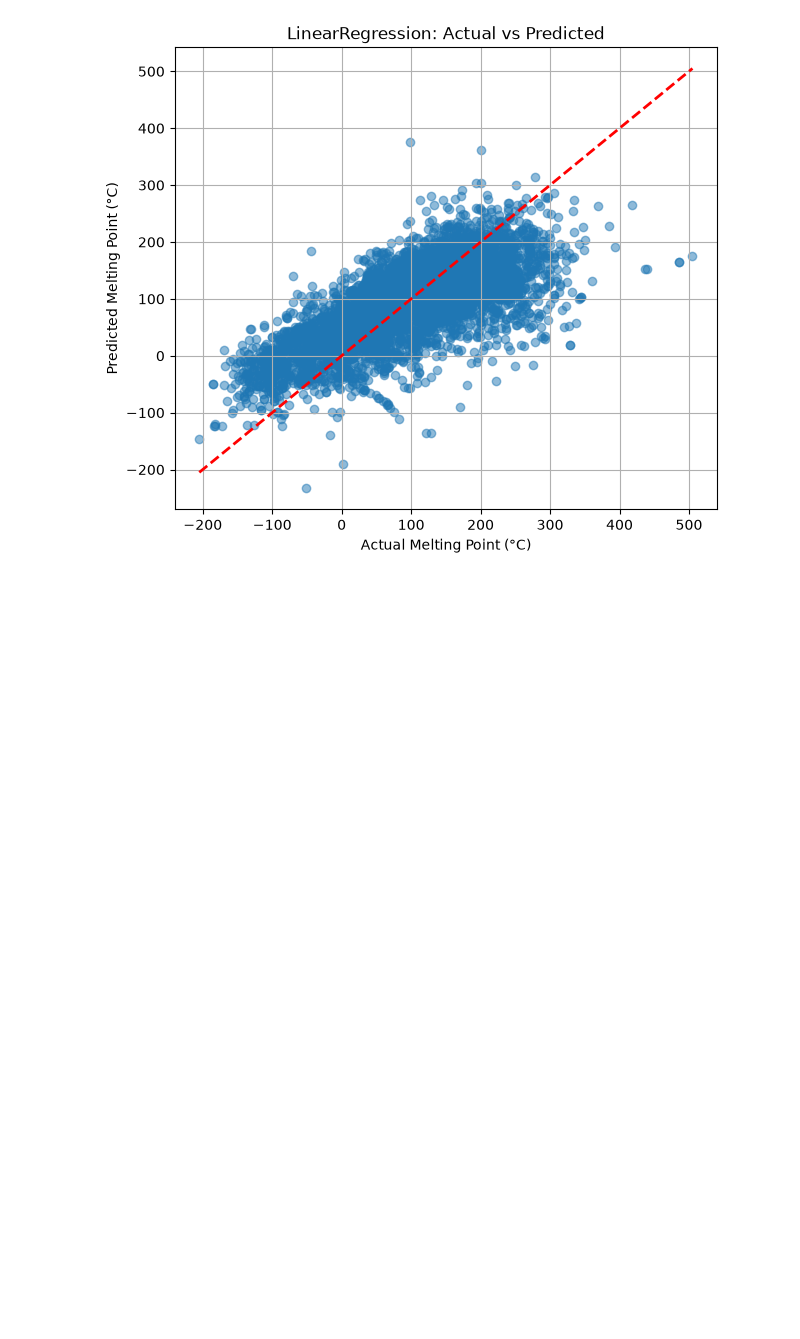
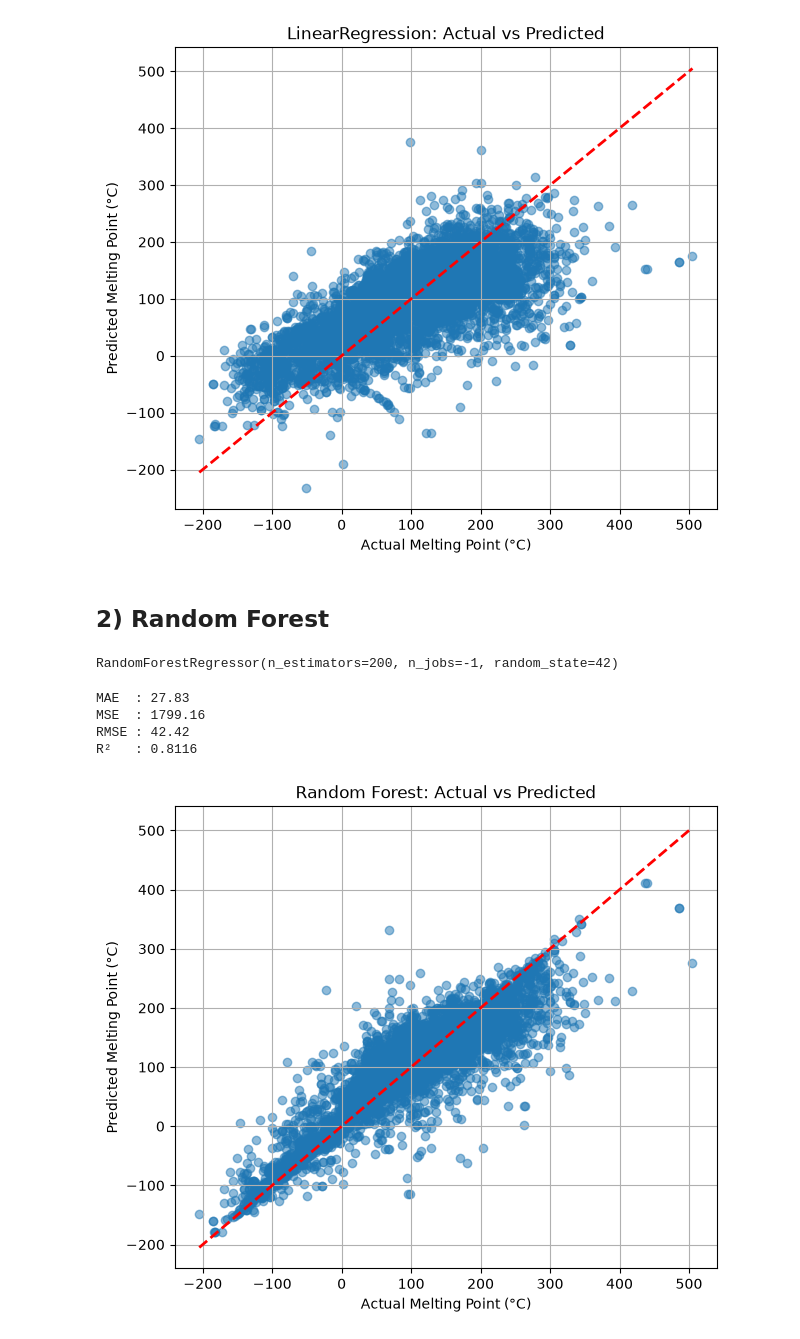
Before and after one commit to thedhawalpanchamiya/melting-point, a Jupyter notebook: melting-point.ipynb, the cells around one changed output. Drawn from its saved outputs; the diff is of its cells as text; code cells hidden in the pictures; blank space fills up the shorter version.

Commit message:
RandomForest

```diff
--- a/melting-point.ipynb
+++ b/melting-point.ipynb
@@ -424,3 +424,28 @@ R²   : 0.4970
 plotting(Y_test,y_pred_lr,"LinearRegression")
 # %% [output]
 [figure]
+# %% [markdown]
+## 2) Random Forest
+# %%
+from sklearn.ensemble import RandomForestRegressor
+
+rf_model = RandomForestRegressor(
+    n_estimators=200,
+    random_state=42,
+    n_jobs=-1
+)
+
+rf_model.fit(X_train, Y_train)
+# %% [output]
+RandomForestRegressor(n_estimators=200, n_jobs=-1, random_state=42)
+# %%
+y_pred_rf = rf_model.predict(X_test)
+
+tester(Y_test, y_pred_rf)
+plotting(Y_test, y_pred_rf, "Random Forest")
+# %% [output]
+MAE  : 27.83
+MSE  : 1799.16
+RMSE : 42.42
+R²   : 0.8116
+[figure, added]
```
